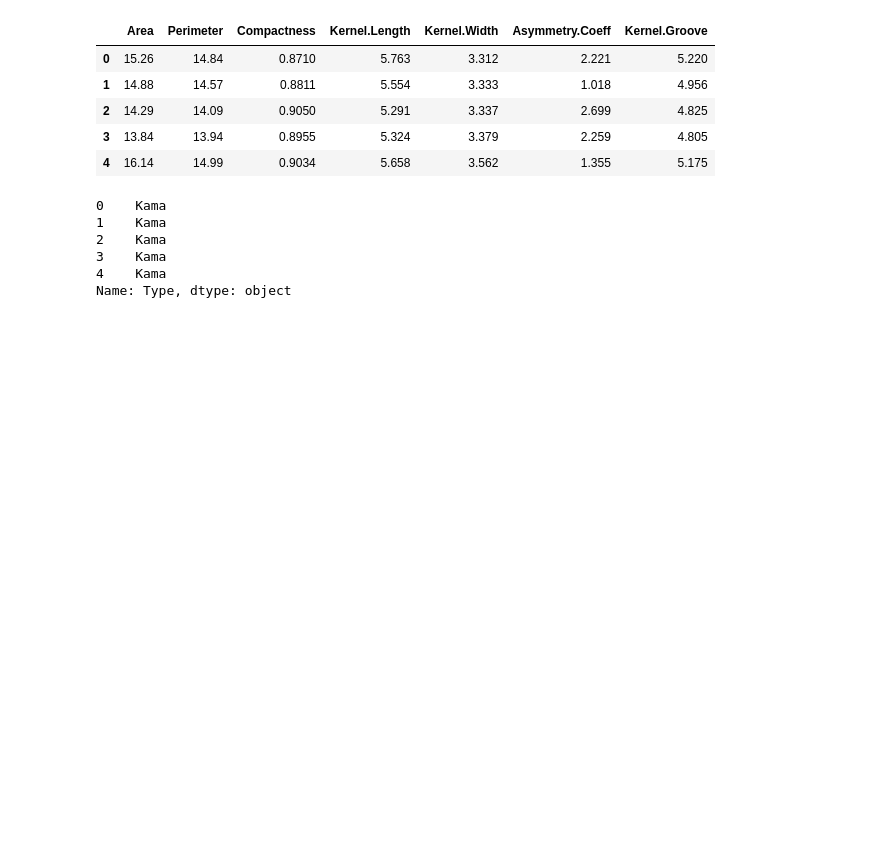
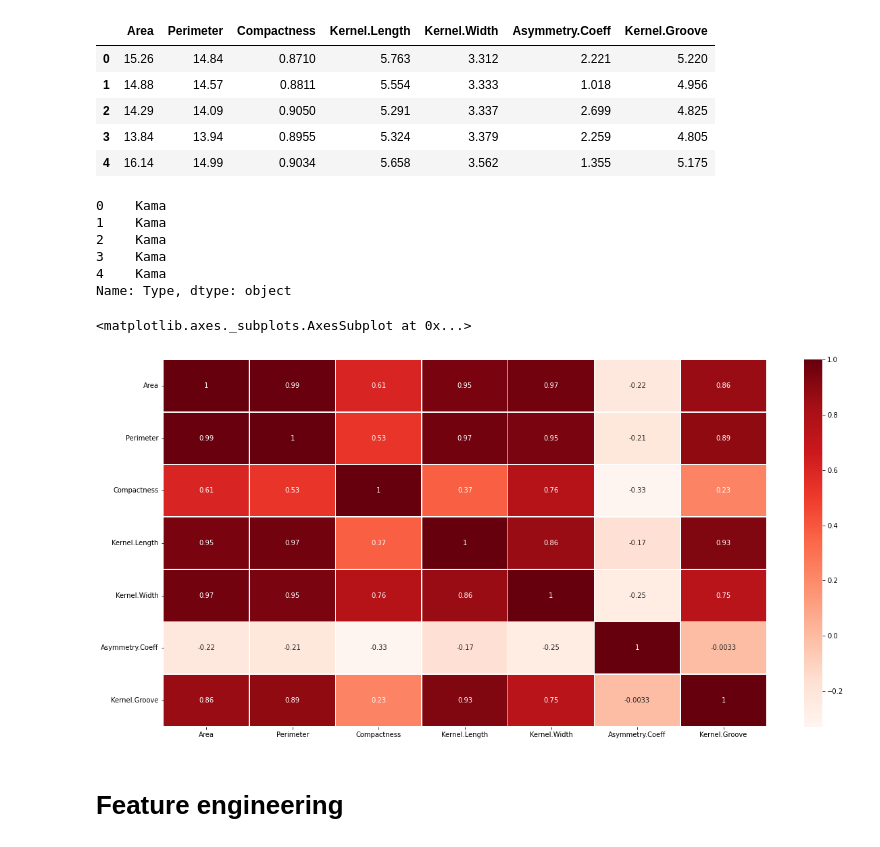
Before and after one commit to leokan1/AIDI2004_finalproject, a Jupyter notebook: AIDI2004_finalproject.ipynb, the cells around one changed output. Cells and saved outputs as stored; diff of their text form; code cells hidden in the pictures; blank space fills up the shorter version.

```diff
--- a/AIDI2004_finalproject.ipynb
+++ b/AIDI2004_finalproject.ipynb
@@ -82,3 +82,15 @@ y.head()
 3    Kama
 4    Kama
 Name: Type, dtype: object
+# %%
+#Pearson Correlation Matrix Extracting Features
+
+correlationMatrix = X.corr()
+
+plt.figure(figsize = (20,10))
+sns.heatmap(correlationMatrix, annot = True, cmap = "Reds", linewidths = 0.5)
+# %% [output]
+<matplotlib.axes._subplots.AxesSubplot at 0x...>
+[figure, added]
+# %% [markdown]
+# Feature engineering
```
Also changed, not shown: parts of 26 cells of this notebook.
